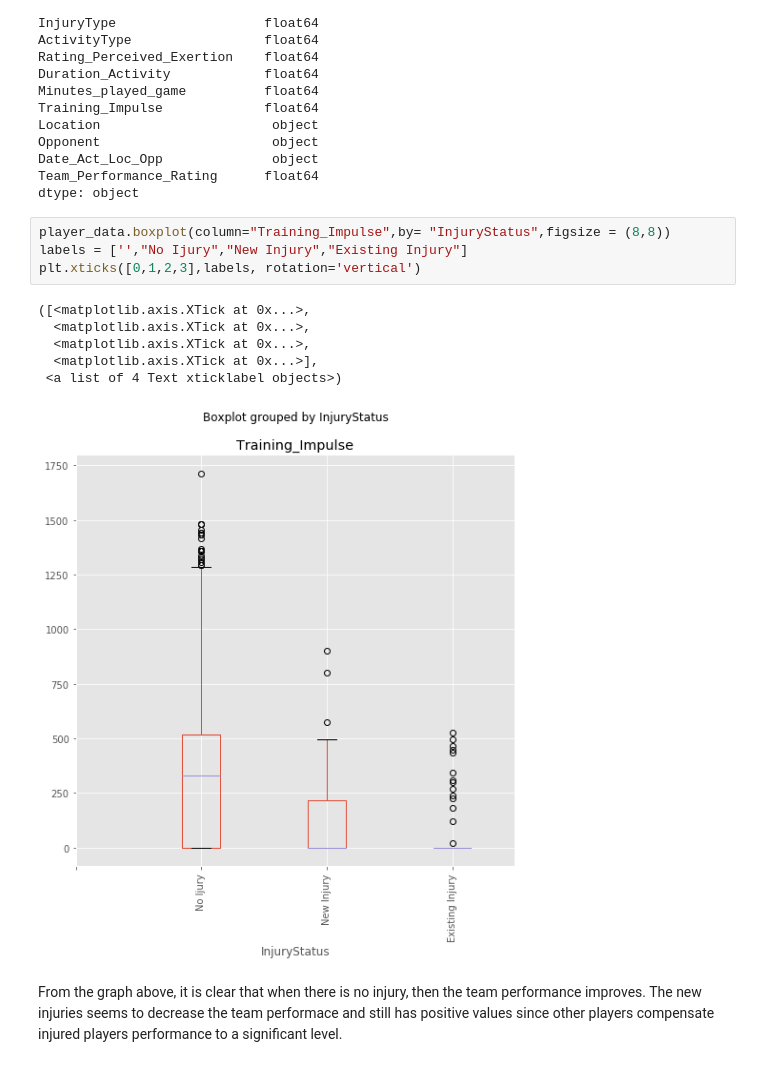
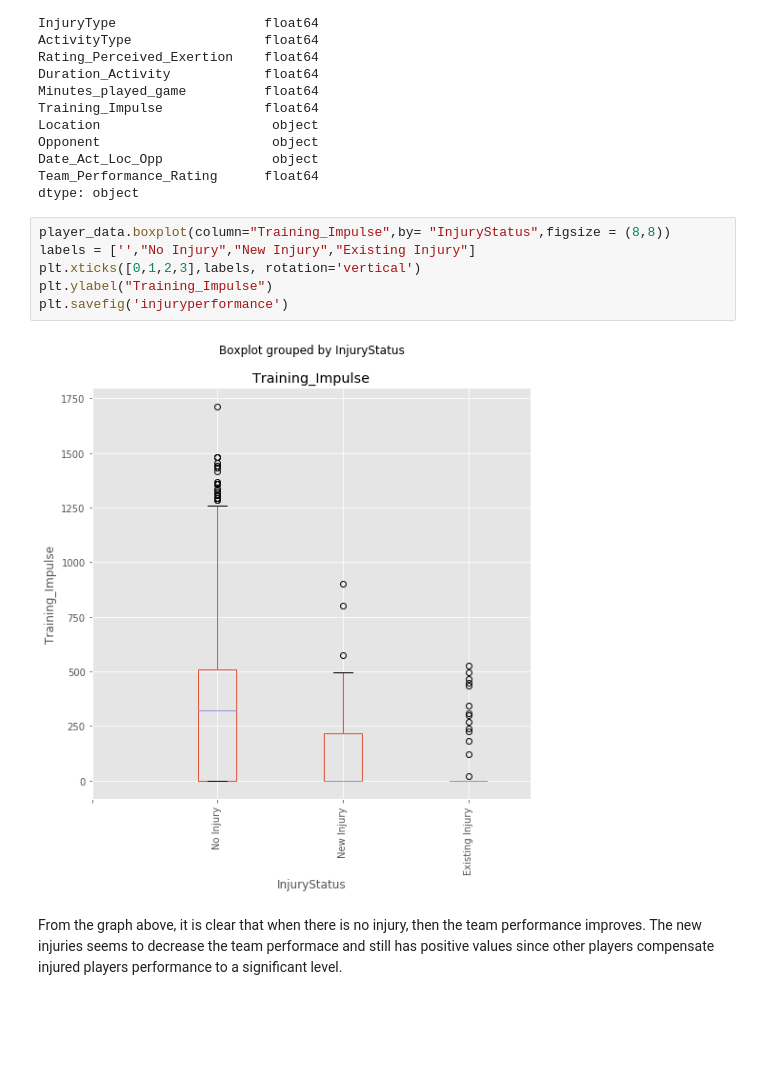
Before and after one commit to swetaravi/BasketBall-Analysis, a Jupyter notebook: Data Science Project_Basketball Analysis -- Updated -- Prathusha's Copy.ipynb, the cells around one changed output. Drawn from its saved outputs; the diff is of its cells as text; blank space fills up the shorter version.

```diff
--- a/Data Science Project_Basketball Analysis -- Updated -- Prathusha's Copy.ipynb
+++ b/Data Science Project_Basketball Analysis -- Updated -- Prathusha's Copy.ipynb
@@ -286,15 +290,12 @@ Team_Performance_Rating      float64
 dtype: object
 # %%
 player_data.boxplot(column="Training_Impulse",by= "InjuryStatus",figsize = (8,8))
-labels = ['',"No Ijury","New Injury","Existing Injury"]
+labels = ['',"No Injury","New Injury","Existing Injury"]
 plt.xticks([0,1,2,3],labels, rotation='vertical')
+plt.ylabel("Training_Impulse")
+plt.savefig('injuryperformance')
 # %% [output]
-([<matplotlib.axis.XTick at 0x...>,
-  <matplotlib.axis.XTick at 0x...>,
-  <matplotlib.axis.XTick at 0x...>,
-  <matplotlib.axis.XTick at 0x...>],
- <a list of 4 Text xticklabel objects>)
-[figure, old version]
+[figure, new version]
 # %% [markdown]
 From the graph above, it is clear that when there is no injury, then the team performance improves. The new injuries seems to decrease the team performace and  still has positive values since other players compensate injured players performance to a significant level.
 # %% [markdown]
```
Also changed, not shown: parts of 16 cells of this notebook, 12 other files.
